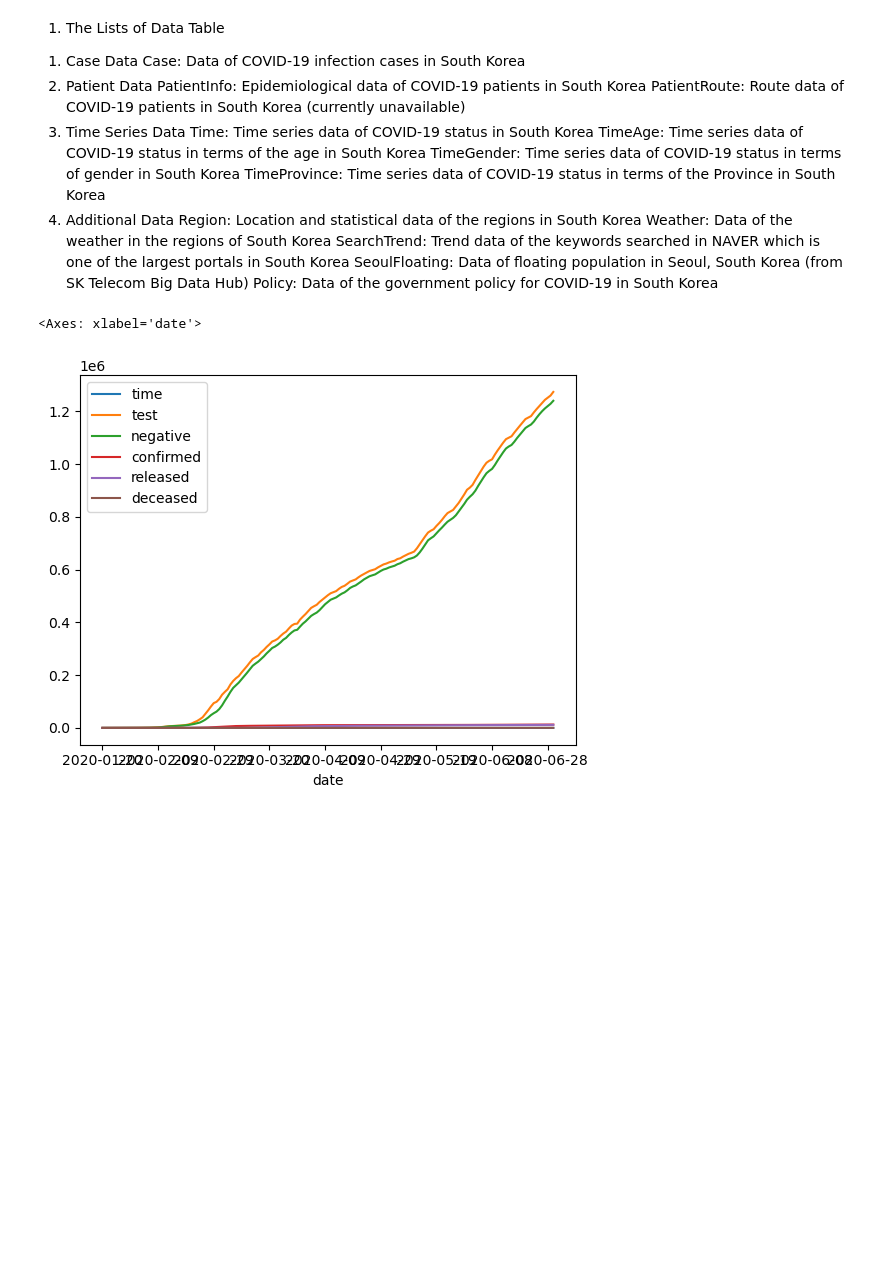
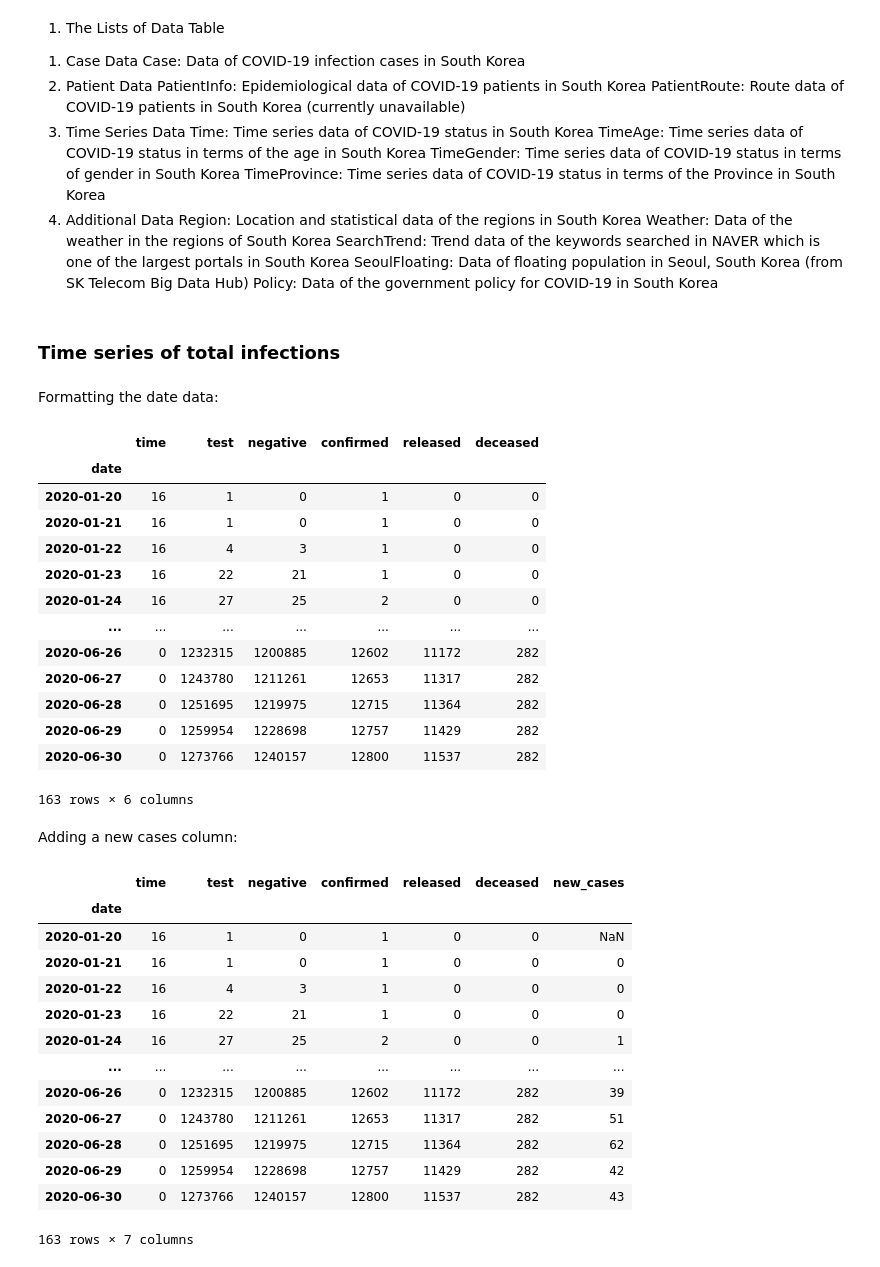
Before and after one commit to gediminas-skvarnavicius/s-korea-covid-19-analysis, a Jupyter notebook: analysis.ipynb, the cells around one changed output. Drawn from its saved outputs; the diff is of its cells as text; code cells hidden in the pictures; blank space fills up the shorter version.

```diff
--- a/analysis.ipynb
+++ b/analysis.ipynb
@@ -28,9 +52,29 @@ Weather: Data of the weather in the regions of South Korea
 SearchTrend: Trend data of the keywords searched in NAVER which is one of the largest portals in South Korea
 SeoulFloating: Data of floating population in Seoul, South Korea (from SK Telecom Big Data Hub)
 Policy: Data of the government policy for COVID-19 in South Korea
+# %% [markdown]
+### Time series of total infections
+# %% [markdown]
+Formatting the date data:
 # %%
-# data['Time'].plot(data['Time'].index.values, 'confirmed')
-data['Time'].plot('date')
+
+data['Time']['date'] = pd.to_datetime(data['Time']['date'])
+data['Time'].set_index('date',inplace=True)
+data['Time']
 # %% [output]
+|  | time | test | negative | confirmed | released | deceased |
+| date |  |  |  |  |  |  |
+| 2020-01-20 | 16 | 1 | 0 | 1 | 0 | 0 |
+| 2020-01-21 | 16 | 1 | 0 | 1 | 0 | 0 |
+| 2020-01-22 | 16 | 4 | 3 | 1 | 0 | 0 |
+| 2020-01-23 | 16 | 22 | 21 | 1 | 0 | 0 |
+| 2020-01-24 | 16 | 27 | 25 | 2 | 0 | 0 |
+| ... | ... | ... | ... | ... | ... | ... |
+| 2020-06-26 | 0 | 1232315 | 1200885 | 12602 | 11172 | 282 |
+| 2020-06-27 | 0 | 1243780 | 1211261 | 12653 | 11317 | 282 |
+| 2020-06-28 | 0 | 1251695 | 1219975 | 12715 | 11364 | 282 |
+| 2020-06-29 | 0 | 1259954 | 1228698 | 12757 | 11429 | 282 |
+| 2020-06-30 | 0 | 1273766 | 1240157 | 12800 | 11537 | 282 |
-<Axes: xlabel='date'>
+163 rows × 6 columns
-[figure, removed]
+# %% [markdown]
+Adding a new cases column:
@@ -36,0 +83,17 @@ data['Time'].plot('date')
+# %%
+data['Time']
+# %% [output]
+|  | time | test | negative | confirmed | released | deceased | new_cases |
+| date |  |  |  |  |  |  |  |
+| 2020-01-20 | 16 | 1 | 0 | 1 | 0 | 0 | NaN |
+| 2020-01-21 | 16 | 1 | 0 | 1 | 0 | 0 | 0 |
+| 2020-01-22 | 16 | 4 | 3 | 1 | 0 | 0 | 0 |
+| 2020-01-23 | 16 | 22 | 21 | 1 | 0 | 0 | 0 |
+| 2020-01-24 | 16 | 27 | 25 | 2 | 0 | 0 | 1 |
+| ... | ... | ... | ... | ... | ... | ... | ... |
+| 2020-06-26 | 0 | 1232315 | 1200885 | 12602 | 11172 | 282 | 39 |
+| 2020-06-27 | 0 | 1243780 | 1211261 | 12653 | 11317 | 282 | 51 |
+| 2020-06-28 | 0 | 1251695 | 1219975 | 12715 | 11364 | 282 | 62 |
+| 2020-06-29 | 0 | 1259954 | 1228698 | 12757 | 11429 | 282 | 42 |
+| 2020-06-30 | 0 | 1273766 | 1240157 | 12800 | 11537 | 282 | 43 |
+163 rows × 7 columns
```
Also changed, not shown: parts of 13 cells of this notebook, 27 other files.
